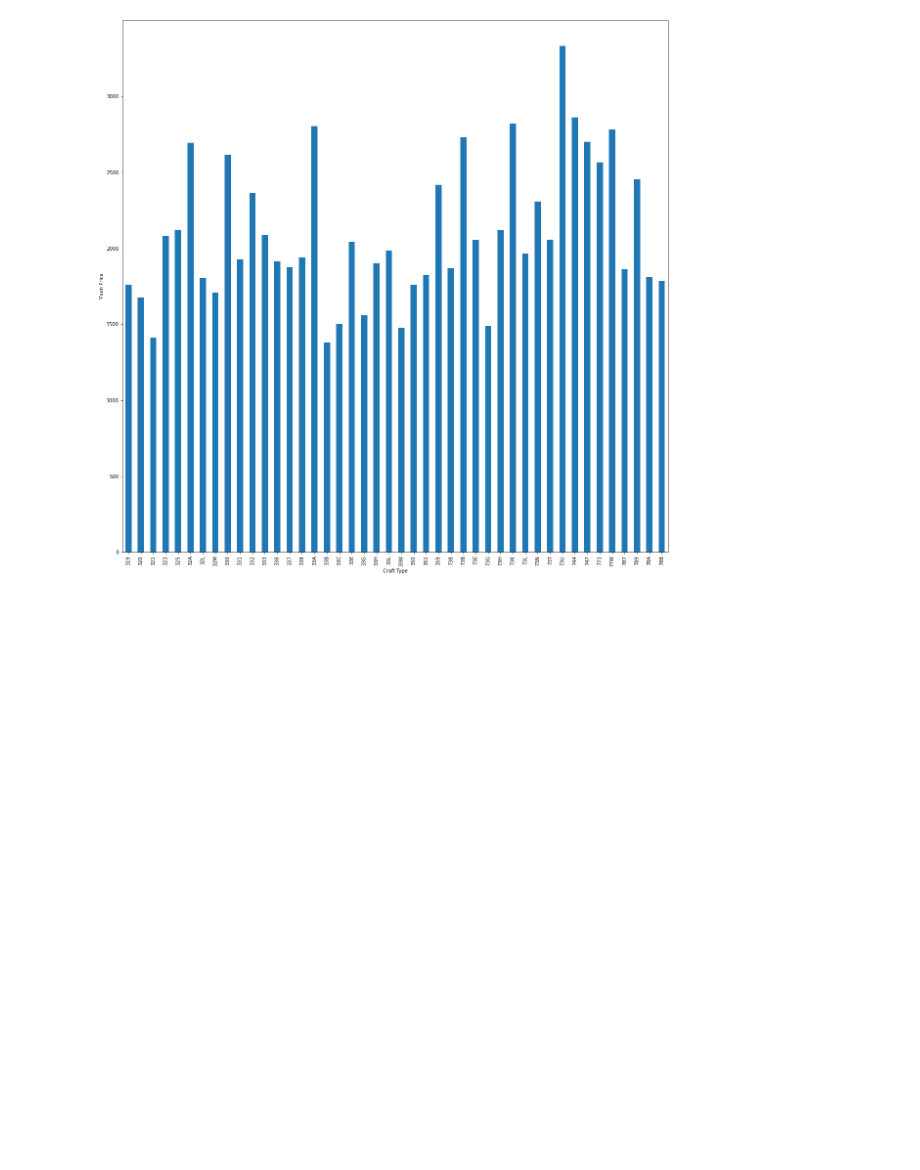
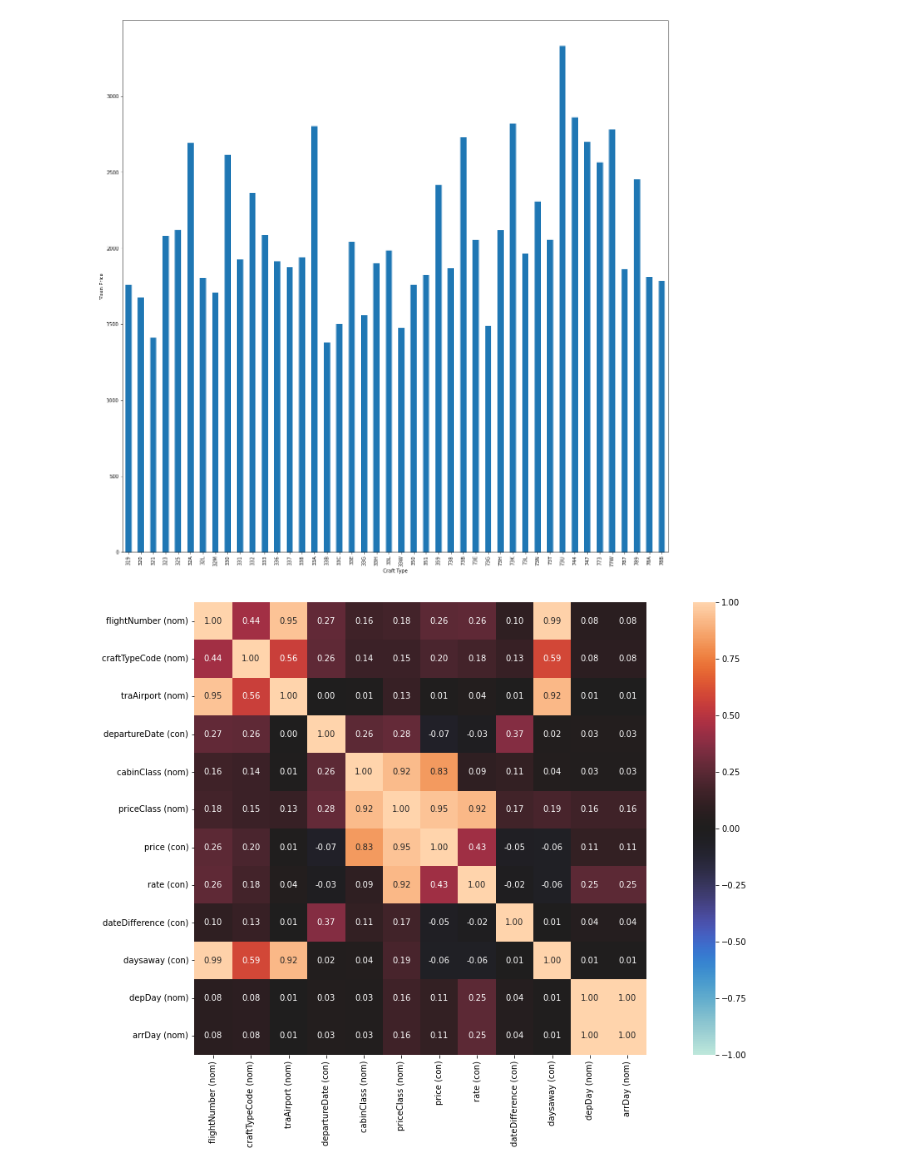
Before and after one commit to berserkarray/IME672, a Jupyter notebook: IME672_project/Proj.ipynb, the cells around one changed output. Drawn from its saved outputs; the diff is of its cells as text; code cells hidden in the pictures; blank space fills up the shorter version.

```diff
--- a/IME672_project/Proj.ipynb
+++ b/IME672_project/Proj.ipynb
@@ -338,3 +338,9 @@ dfg.plot(kind='bar', ylabel='Mean Price',
 # %% [output]
 <AxesSubplot:xlabel='Craft Type', ylabel='Mean Price'>
 [figure]
+# %%
+from dython import nominal
+# nthe called ,ethod uses * Pearson's R for continuous-continuous cases * Correlation Ratio for categorical-continuous cases * Cramer's V or Theil's U for categorical-categorical cases
+nominal.associations(df,figsize=(20,10),mark_columns=True);
+# %% [output]
+[figure, added]
```
